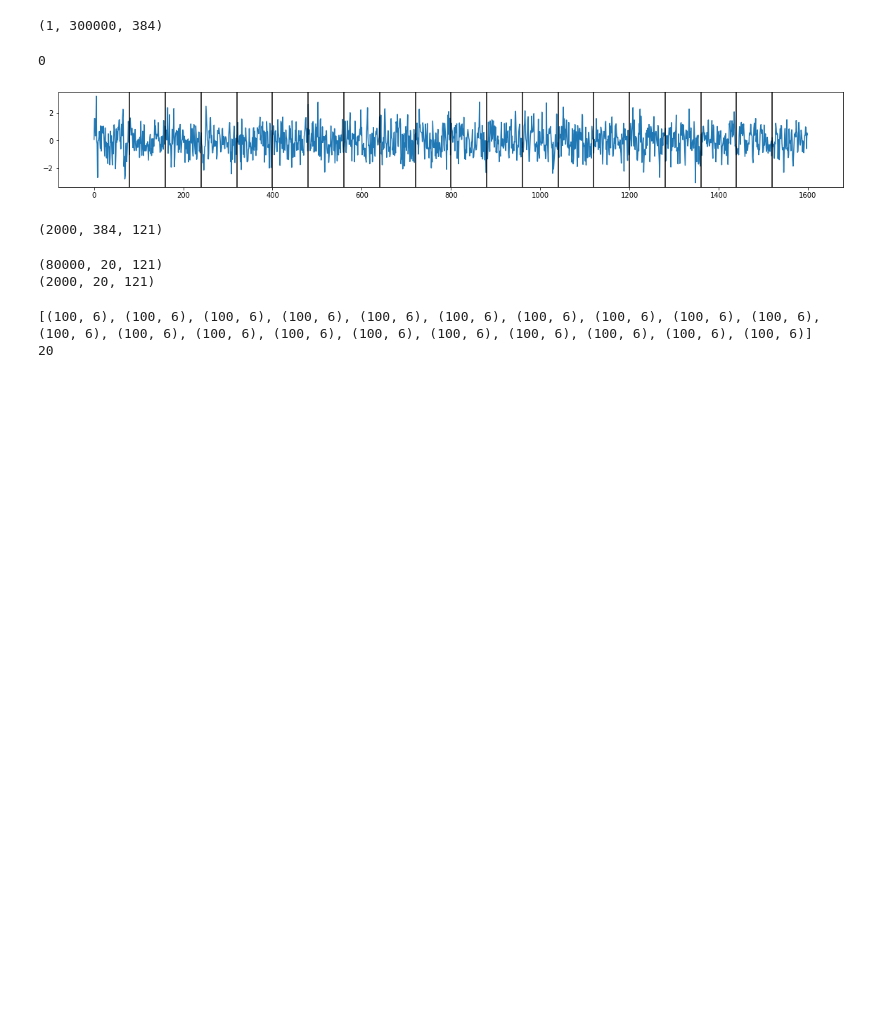
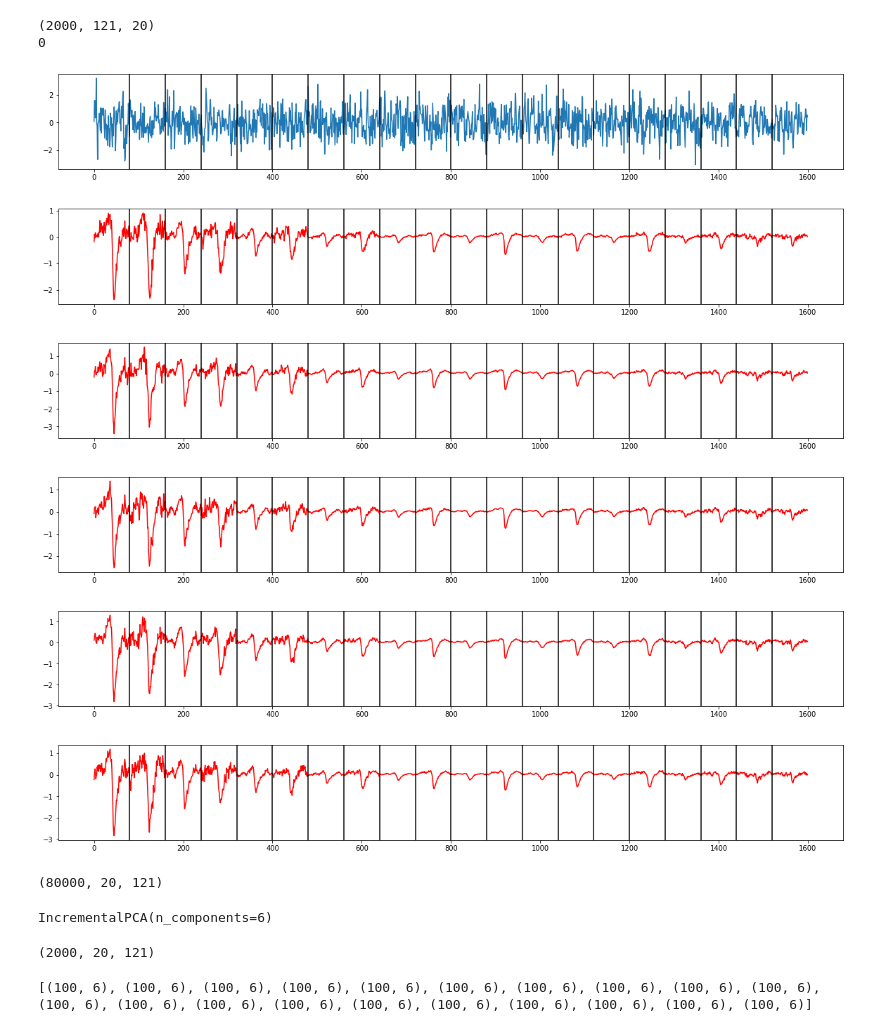
Before and after one commit to johnlyzhou/spike-sorting, a Jupyter notebook: notebooks/quality_check.ipynb, the cells around one changed output. Drawn from its saved outputs; the diff is of its cells as text; code cells hidden in the pictures; blank space fills up the shorter version.

```diff
--- a/notebooks/quality_check.ipynb
+++ b/notebooks/quality_check.ipynb
@@ -14,43 +14,41 @@ featurize_templates = np.load(f"{repo_dir}/data/processed/featurization_train/te
 
 geom_array = np.load(f"{repo_dir}/data/raw/channel_map_np2.npy")
 channels_pos = geom_array[:20]
-# %%
-raw_10s = np.load(f"{repo_dir}/data/raw/ten_np2_seconds.npy")
-raw_10s = np.expand_dims(raw_10s, axis=0)
-print(raw_10s.shape)
-# %% [output]
-(1, 300000, 384)
-# %%
-raw_max_chan_temps = np.array([192])
-plot_templates(raw_10s[:, :170, :], raw_max_chan_temps)
-# %% [output]
-0
-[figure, removed]
+# %%
+raw_max_chan_temps = np.array([192])
+cluster_templates_one = np.swapaxes(cluster_templates, 1, 2)
+print(cluster_templates_one.shape)
+plot_templates(raw_10s[:, :170, :], raw_max_chan_temps)
+for i in range(5):
+    fig = plt.figure(figsize=(n_channels, 2.5))
+    plt.plot(cluster_templates_one[i, :80, :].T.flatten(), color='red')
+    for j in range(n_channels - 1):
+        plt.axvline(80 + 80 * j, color='black')
+# %% [output]
+(2000, 121, 20)
+0
+[figure, added]
+[figure, added]
+[figure, added]
+[figure, added]
+[figure, added]
+[figure, added]
 # %%
 num_latents = 6
+print(featurize_templates.shape)
 num_samples, num_timesteps, num_channels = featurize_templates.shape
 templates_flat = np.reshape(featurize_templates, (num_samples, num_timesteps * num_channels))
 ipca = IncrementalPCA(n_components=num_latents)
 ipca.partial_fit(templates_flat)
+# %% [output]
+(80000, 20, 121)
+IncrementalPCA(n_components=6)
-# %%
-# Preprocess cluster templates
-print(cluster_templates.shape)
-cluster_templates = np.swapaxes(cluster_templates, 1, 2)
-a, loc, scale = 3, 100, 500
-n_channels = 20
-max_chan_temp = get_max_chan_temps(cluster_templates)
-cluster_chans, cluster_ptp_chans = take_channel_range(cluster_templates, n_channels_loc=n_channels)
-# %% [output]
-(2000, 384, 121)
 # %%
-print(featurize_templates.shape)
-cluster_chans = np.swapaxes(cluster_chans, 1, 2)
-print(cluster_chans.shape)
-num_samples, num_timesteps, num_channels = cluster_chans.shape
-cluster_templates_flat = np.reshape(cluster_chans, (num_samples, num_timesteps * num_channels))
+num_samples, num_channels, num_timesteps = cluster_templates.shape
+print(cluster_templates.shape)
+cluster_templates_flat = np.reshape(cluster_templates, (num_samples, num_timesteps * num_channels))
 latent_rep = ipca.transform(cluster_templates_flat)
 # %% [output]
-(80000, 20, 121)
 (2000, 20, 121)
 # %%
 cluster_unique, unique_idxs = np.unique(cluster_labels, return_index=True)
@@ -58,10 +56,8 @@ idx_bounds = np.sort(unique_idxs)[1:]
 clusters = np.split(cluster_labels, idx_bounds)
 clusters = np.vsplit(latent_rep, idx_bounds)
 print([cluster.shape for cluster in clusters])
-print(len([cluster.shape for cluster in clusters]))
 # %% [output]
 [(100, 6), (100, 6), (100, 6), (100, 6), (100, 6), (100, 6), (100, 6), (100, 6), (100, 6), (100, 6), (100, 6), (100, 6), (100, 6), (100, 6), (100, 6), (100, 6), (100, 6), (100, 6), (100, 6), (100, 6)]
-20
 # %%
 from scipy.spatial.distance import cdist
 
```
Also changed, not shown: parts of 5 cells of this notebook.
